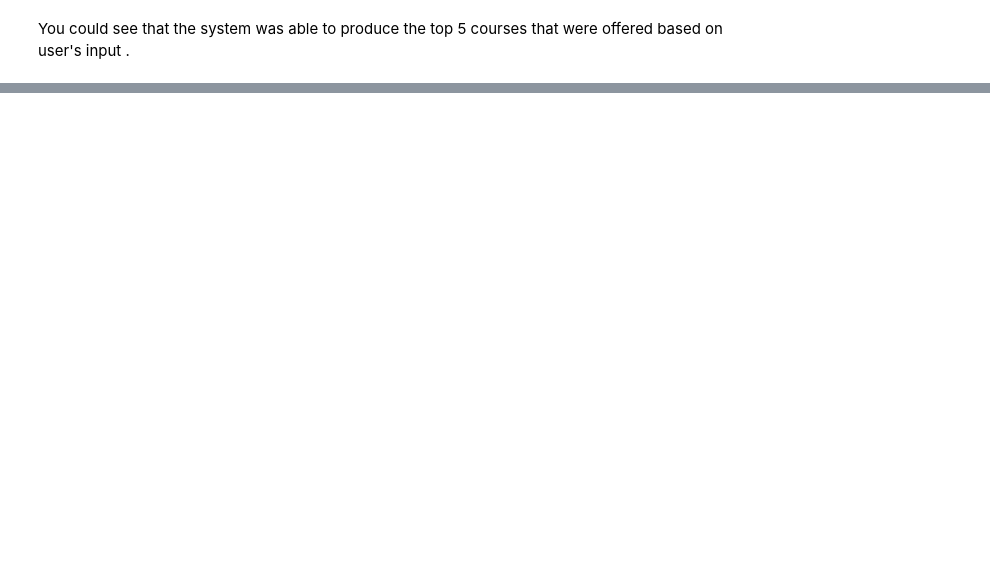
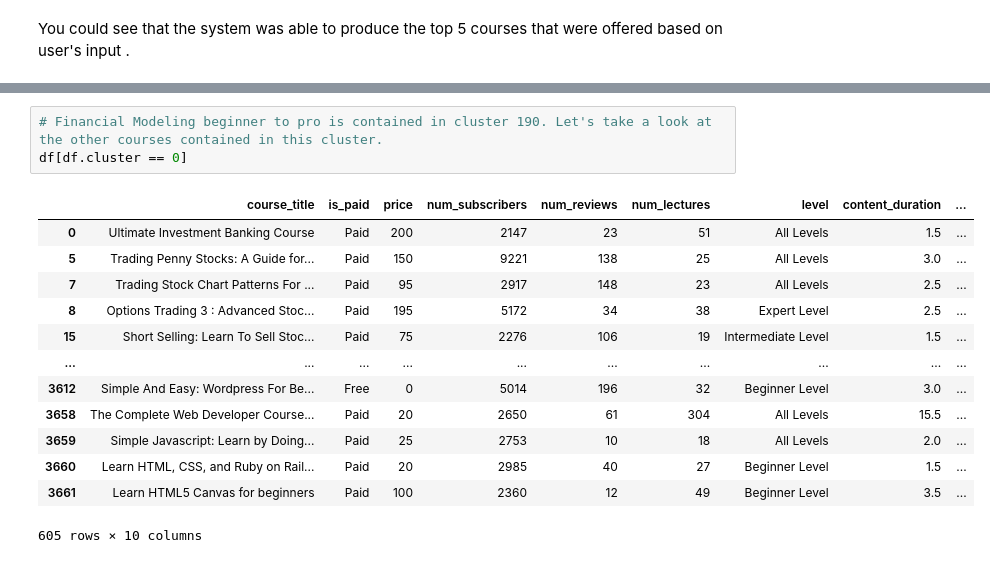
Before and after one commit to sajithgowthaman/General-Assembly-Final-Project, a Jupyter notebook: Udemy-Courses-Final-Project/report.ipynb, the cells around one changed output, grey strips where cells are left out. Cells and saved outputs as stored; diff of their text form; blank space fills up the shorter version.

```diff
--- a/Udemy-Courses-Final-Project/report.ipynb
+++ b/Udemy-Courses-Final-Project/report.ipynb
@@ -428,0 +507,17 @@ The data has provided many actionable insights that could be of potential use fo
+# %%
+# Financial Modeling beginner to pro is contained in cluster 190. Let's take a look at the other courses contained in this cluster.
+df[df.cluster == 0]
+# %% [output]
+|  | course_title | is_paid | price | num_subscribers | num_reviews | num_lectures | level | content_duration | ... |
+| 0 | Ultimate Investment Banking Course | Paid | 200 | 2147 | 23 | 51 | All Levels | 1.5 | ... |
+| 5 | Trading Penny Stocks: A Guide for... | Paid | 150 | 9221 | 138 | 25 | All Levels | 3.0 | ... |
+| 7 | Trading Stock Chart Patterns For ... | Paid | 95 | 2917 | 148 | 23 | All Levels | 2.5 | ... |
+| 8 | Options Trading 3 : Advanced Stoc... | Paid | 195 | 5172 | 34 | 38 | Expert Level | 2.5 | ... |
+| 15 | Short Selling: Learn To Sell Stoc... | Paid | 75 | 2276 | 106 | 19 | Intermediate Level | 1.5 | ... |
+| ... | ... | ... | ... | ... | ... | ... | ... | ... | ... |
+| 3612 | Simple And Easy: Wordpress For Be... | Free | 0 | 5014 | 196 | 32 | Beginner Level | 3.0 | ... |
+| 3658 | The Complete Web Developer Course... | Paid | 20 | 2650 | 61 | 304 | All Levels | 15.5 | ... |
+| 3659 | Simple Javascript: Learn by Doing... | Paid | 25 | 2753 | 10 | 18 | All Levels | 2.0 | ... |
+| 3660 | Learn HTML, CSS, and Ruby on Rail... | Paid | 20 | 2985 | 40 | 27 | Beginner Level | 1.5 | ... |
+| 3661 | Learn HTML5 Canvas for beginners | Paid | 100 | 2360 | 12 | 49 | Beginner Level | 3.5 | ... |
+605 rows × 10 columns
```
Also changed, not shown: parts of 40 cells of this notebook.
